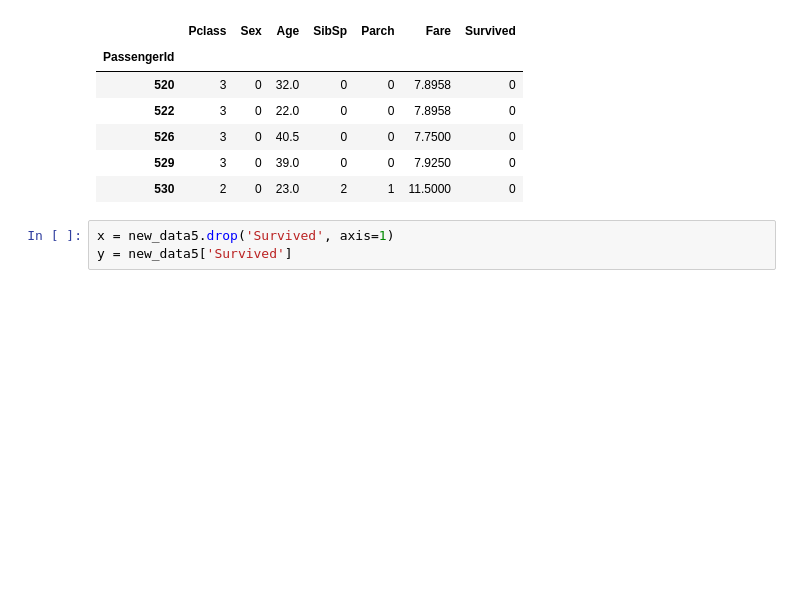
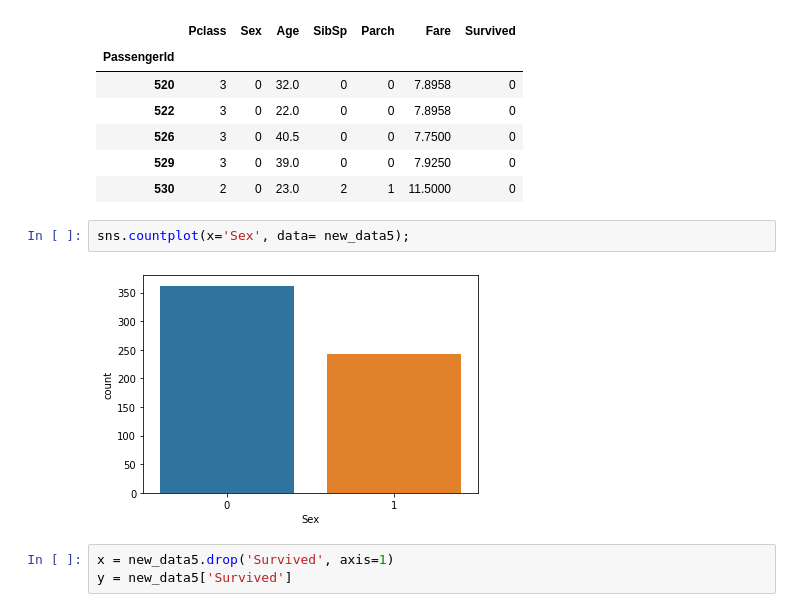
Before and after one commit to jc-costa/Aprendizagem-de-Maquina-SI, a Jupyter notebook: Mini-projeto Árvores de Decisão - Sobrevivência no Titanic/DTC.ipynb, the cells around one changed output. Cells and saved outputs as stored; diff of their text form; blank space fills up the shorter version.

```diff
--- a/Mini-projeto Árvores de Decisão - Sobrevivência no Titanic/DTC.ipynb
+++ b/Mini-projeto Árvores de Decisão - Sobrevivência no Titanic/DTC.ipynb
@@ -771,6 +805,10 @@ memory usage: 37.8 KB
 | 526 | 3 | 0 | 40.5 | 0 | 0 | 7.7500 | 0 |
 | 529 | 3 | 0 | 39.0 | 0 | 0 | 7.9250 | 0 |
 | 530 | 2 | 0 | 23.0 | 2 | 1 | 11.5000 | 0 |
+# %%
+sns.countplot(x='Sex', data= new_data5);
+# %% [output]
+[figure, added]
 # %%
 x = new_data5.drop('Survived', axis=1)
 y = new_data5['Survived']
```
Also changed, not shown: parts of 10 cells of this notebook.
